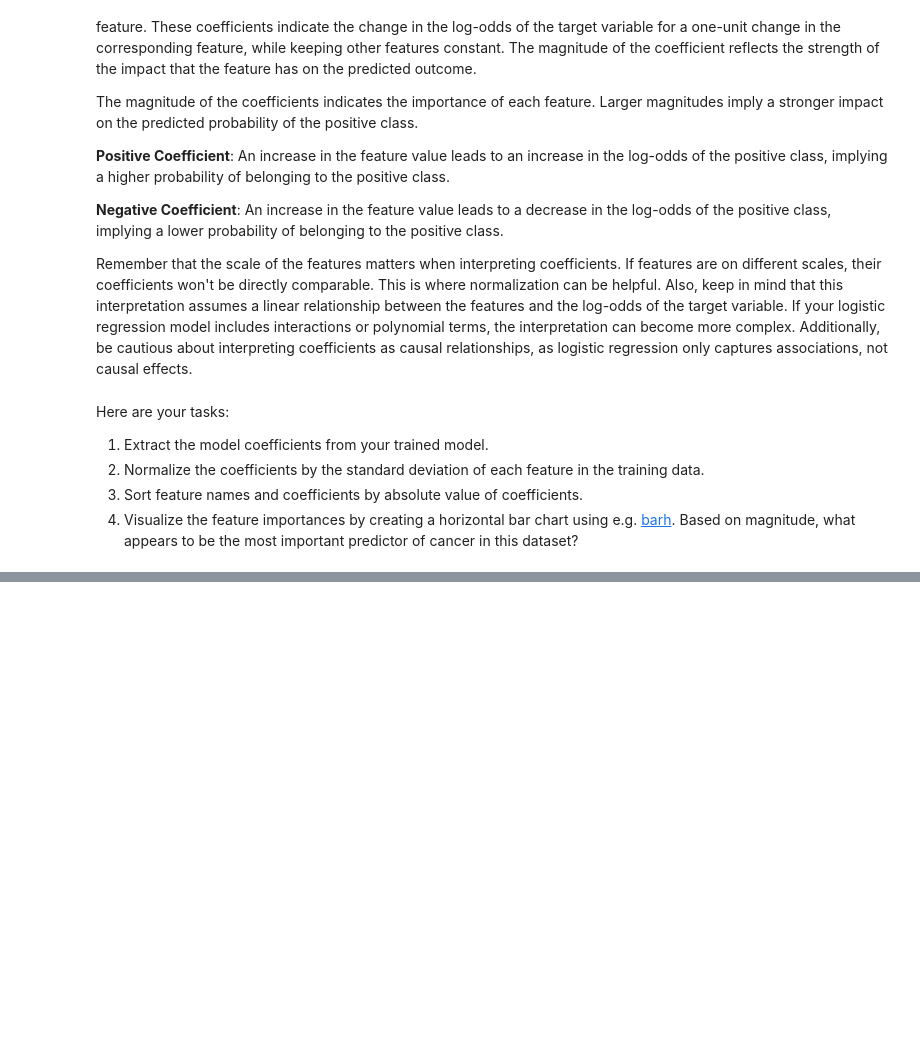
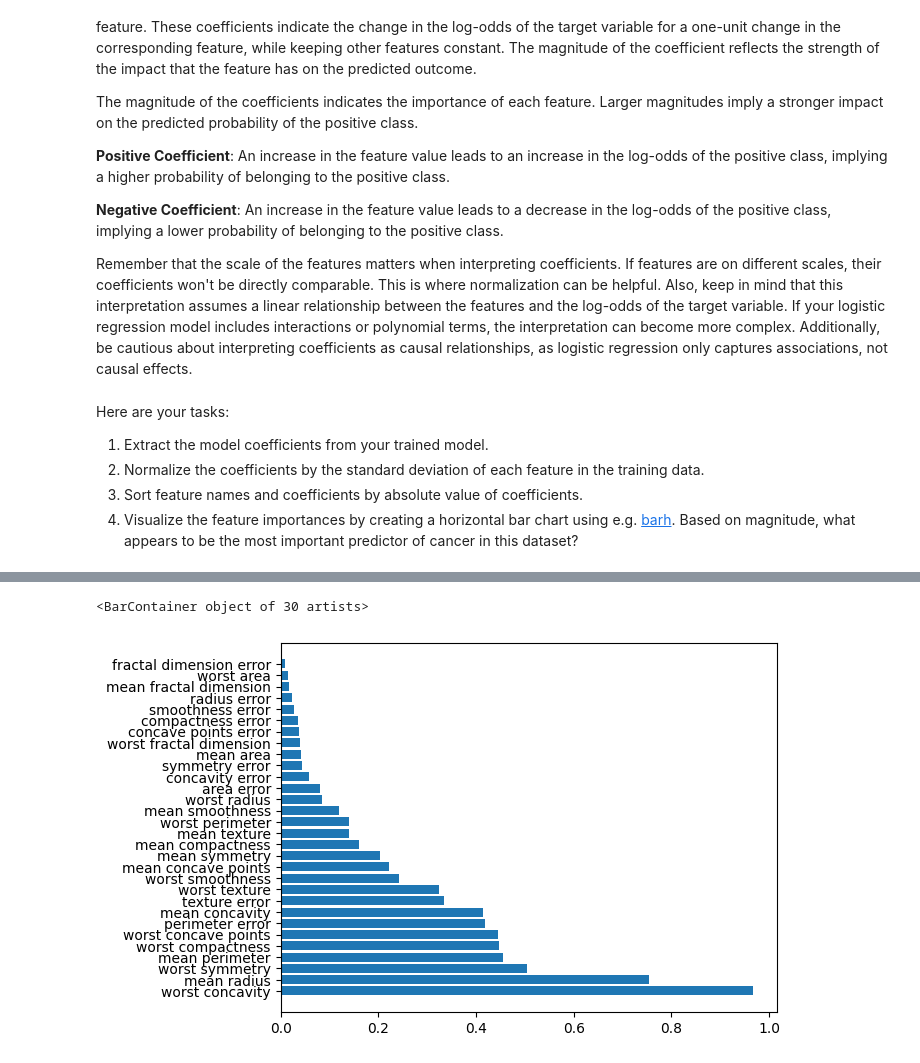
Before and after one commit to MBogushefsky/Student_MLE_MiniProject_Logistic_Regression, a Jupyter notebook: student_mle_miniproject_logistic_regression.ipynb, the cells around one changed output, grey strips where cells are left out. Cells and saved outputs as stored; diff of their text form; code cells hidden in the pictures; blank space fills up the shorter version.

```diff
--- a/student_mle_miniproject_logistic_regression.ipynb
+++ b/student_mle_miniproject_logistic_regression.ipynb
@@ -83,8 +124,11 @@ With a better feel for the data, it's time to attempt to build a logistic regres
 2. Use [LogisticRegression](https://scikit-learn.org/stable/modules/generated/sklearn.linear_model.LogisticRegression.html) to train a model on the training data. Make sure you understand the inputs to the model. Try using the "liblinear" solver here.
 # %%
 # Split data into training and test sets
+X_train, X_test, y_train, y_test = train_test_split(X, y, test_size=0.2, random_state=1)
 # %%
 # Build and train logistic regression model
+lr = LogisticRegression(max_iter=10000)
+model = lr.fit(X_train, y_train)
 # %% [markdown]
 As you can see, training a logistic regression model is simple. The more important task is evaluating the model and determining if it's any good. For classification problems, a good starting point for model evaluation is the [confusion matrix](https://scikit-learn.org/stable/modules/generated/sklearn.metrics.confusion_matrix.html).
 
@@ -167,5 +232,6 @@ Here are your tasks:
 4. Visualize the feature importances by creating a horizontal bar chart using e.g. [barh](https://matplotlib.org/3.1.1/api/_as_gen/matplotlib.pyplot.barh.html). Based on magnitude, what appears to be the most important predictor of cancer in this dataset?
 # %%
 # Extract coefficients
+coef = lr.coef_
 # %%
 # Normalize the coefficients by the standard deviation
@@ -172,2 +241,7 @@ Here are your tasks:
 # %%
 # Sort feature names and coefficients by absolute value of coefficients
+features = X.columns
+abs_coef = np.abs(coef)
+feat_coef = pd.DataFrame({'Features': features, 'Abs Coefficient': abs_coef[0]})
+feat_coef_sorted = feat_coef.sort_values('Abs Coefficient', ascending=False)
+print(feat_coef_sorted)
@@ -174,2 +266,6 @@ Here are your tasks:
 # %%
 # Visualize feature importances
+plt.barh(feat_coef_sorted['Features'], width=feat_coef_sorted['Abs Coefficient'])
+# %% [output]
+<BarContainer object of 30 artists>
+[figure, added]
```
Also changed, not shown: parts of 12 cells of this notebook.
